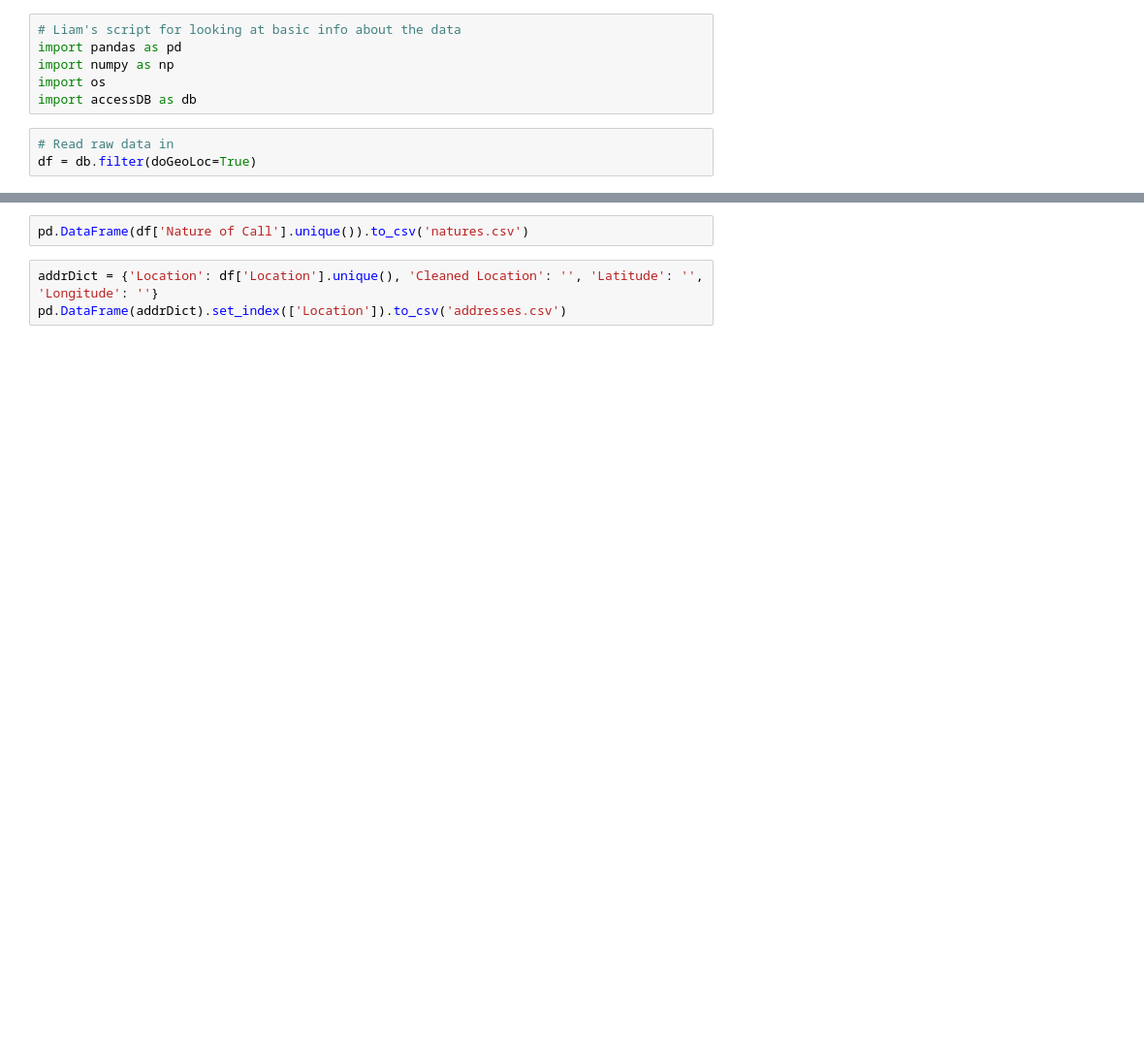
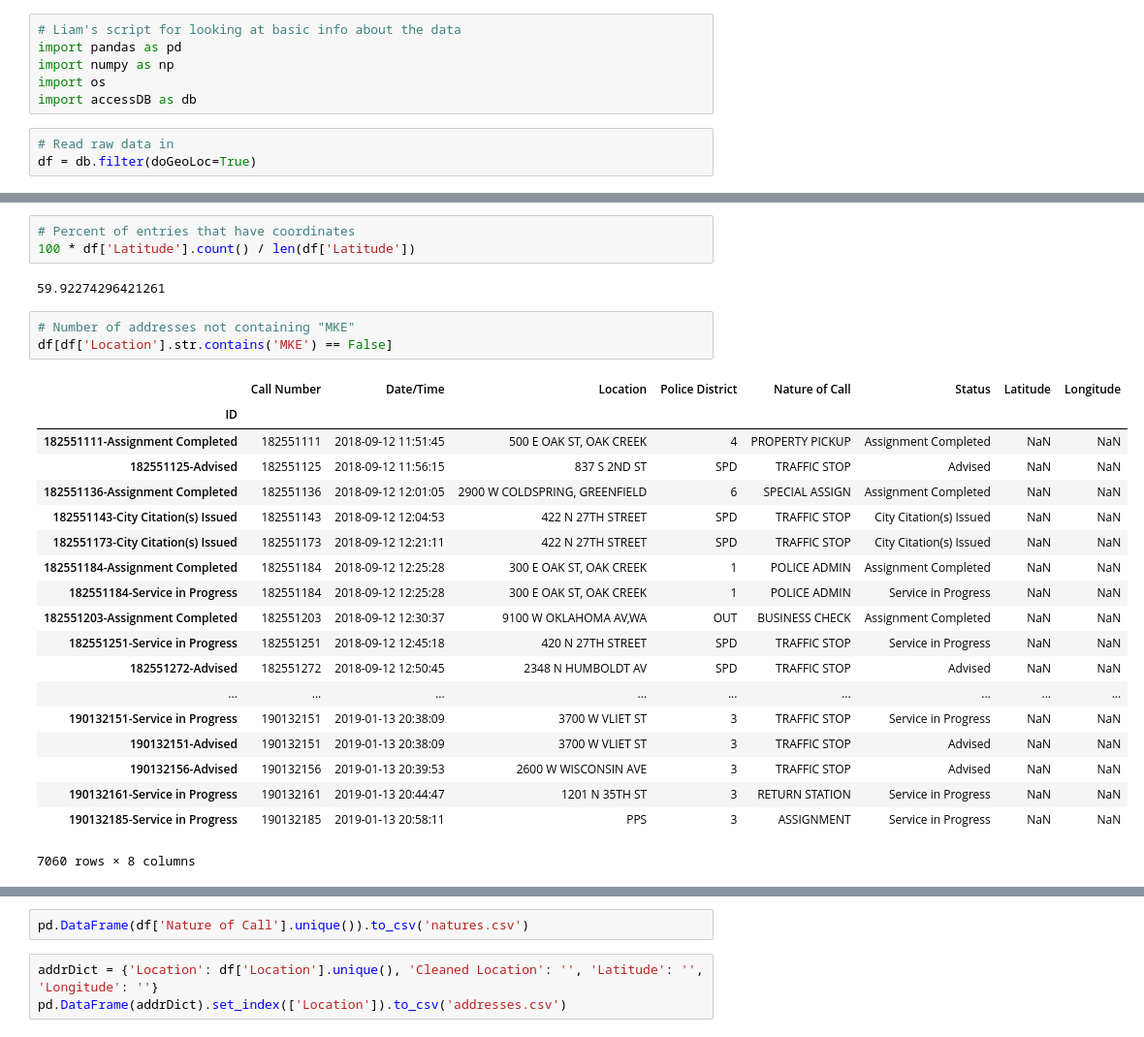
Before and after one commit to uofthcdslab/seniordesign1819, a Jupyter notebook: parsing/parse-lf.ipynb, the cells around one changed output, grey strips where cells are left out. Shown at 97% size. Drawn from its saved outputs; the diff is of its cells as text; blank space fills up the shorter version.

```diff
--- a/parsing/parse-lf.ipynb
+++ b/parsing/parse-lf.ipynb
@@ -30,3 +30,31 @@ len(df[df['Location'].str.contains('MKE') == False])
+# %%
+# Percent of entries that have coordinates
+100 * df['Latitude'].count() / len(df['Latitude'])
+# %% [output]
+59.92274296421261
+# %%
+# Number of addresses not containing "MKE"
+df[df['Location'].str.contains('MKE') == False]
+# %% [output]
+|  | Call Number | Date/Time | Location | Police District | Nature of Call | Status | Latitude | Longitude |
+| ID |  |  |  |  |  |  |  |  |
+| 182551111-Assignment Completed | 182551111 | 2018-09-12 11:51:45 | 500 E OAK ST, OAK CREEK | 4 | PROPERTY PICKUP | Assignment Completed | NaN | NaN |
+| 182551125-Advised | 182551125 | 2018-09-12 11:56:15 | 837 S 2ND ST | SPD | TRAFFIC STOP | Advised | NaN | NaN |
+| 182551136-Assignment Completed | 182551136 | 2018-09-12 12:01:05 | 2900 W COLDSPRING, GREENFIELD | 6 | SPECIAL ASSIGN | Assignment Completed | NaN | NaN |
+| 182551143-City Citation(s) Issued | 182551143 | 2018-09-12 12:04:53 | 422 N 27TH STREET | SPD | TRAFFIC STOP | City Citation(s) Issued | NaN | NaN |
+| 182551173-City Citation(s) Issued | 182551173 | 2018-09-12 12:21:11 | 422 N 27TH STREET | SPD | TRAFFIC STOP | City Citation(s) Issued | NaN | NaN |
+| 182551184-Assignment Completed | 182551184 | 2018-09-12 12:25:28 | 300 E OAK ST, OAK CREEK | 1 | POLICE ADMIN | Assignment Completed | NaN | NaN |
+| 182551184-Service in Progress | 182551184 | 2018-09-12 12:25:28 | 300 E OAK ST, OAK CREEK | 1 | POLICE ADMIN | Service in Progress | NaN | NaN |
+| 182551203-Assignment Completed | 182551203 | 2018-09-12 12:30:37 | 9100 W OKLAHOMA AV,WA | OUT | BUSINESS CHECK | Assignment Completed | NaN | NaN |
+| 182551251-Service in Progress | 182551251 | 2018-09-12 12:45:18 | 420 N 27TH STREET | SPD | TRAFFIC STOP | Service in Progress | NaN | NaN |
+| 182551272-Advised | 182551272 | 2018-09-12 12:50:45 | 2348 N HUMBOLDT AV | SPD | TRAFFIC STOP | Advised | NaN | NaN |
+| ... | ... | ... | ... | ... | ... | ... | ... | ... |
+| 190132151-Service in Progress | 190132151 | 2019-01-13 20:38:09 | 3700 W VLIET ST | 3 | TRAFFIC STOP | Service in Progress | NaN | NaN |
+| 190132151-Advised | 190132151 | 2019-01-13 20:38:09 | 3700 W VLIET ST | 3 | TRAFFIC STOP | Advised | NaN | NaN |
+| 190132156-Advised | 190132156 | 2019-01-13 20:39:53 | 2600 W WISCONSIN AVE | 3 | TRAFFIC STOP | Advised | NaN | NaN |
+| 190132161-Service in Progress | 190132161 | 2019-01-13 20:44:47 | 1201 N 35TH ST | 3 | RETURN STATION | Service in Progress | NaN | NaN |
+| 190132185-Service in Progress | 190132185 | 2019-01-13 20:58:11 | PPS | 3 | ASSIGNMENT | Service in Progress | NaN | NaN |
+7060 rows × 8 columns
 # %%
 # Number of unique locations
 len(df['Location'].value_counts())
```
Also changed, not shown: parts of 11 cells of this notebook, 4 other files.
